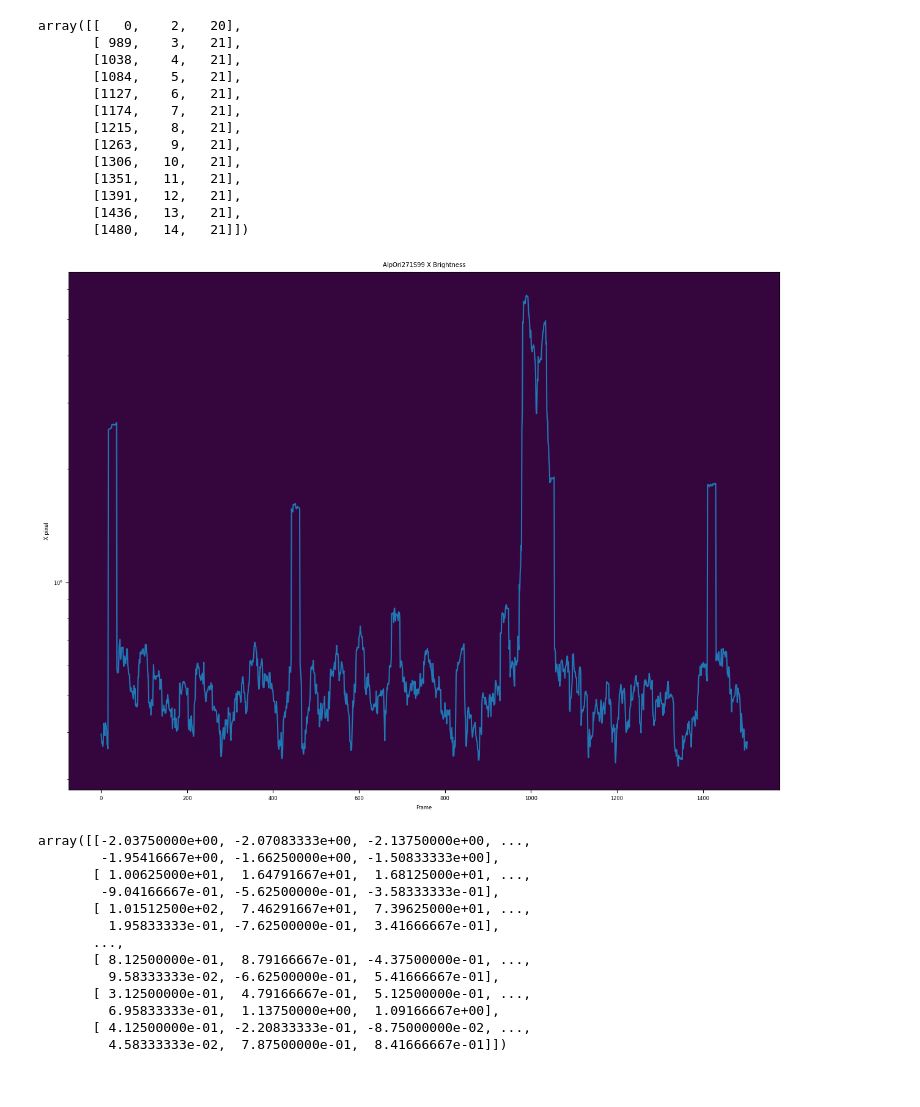
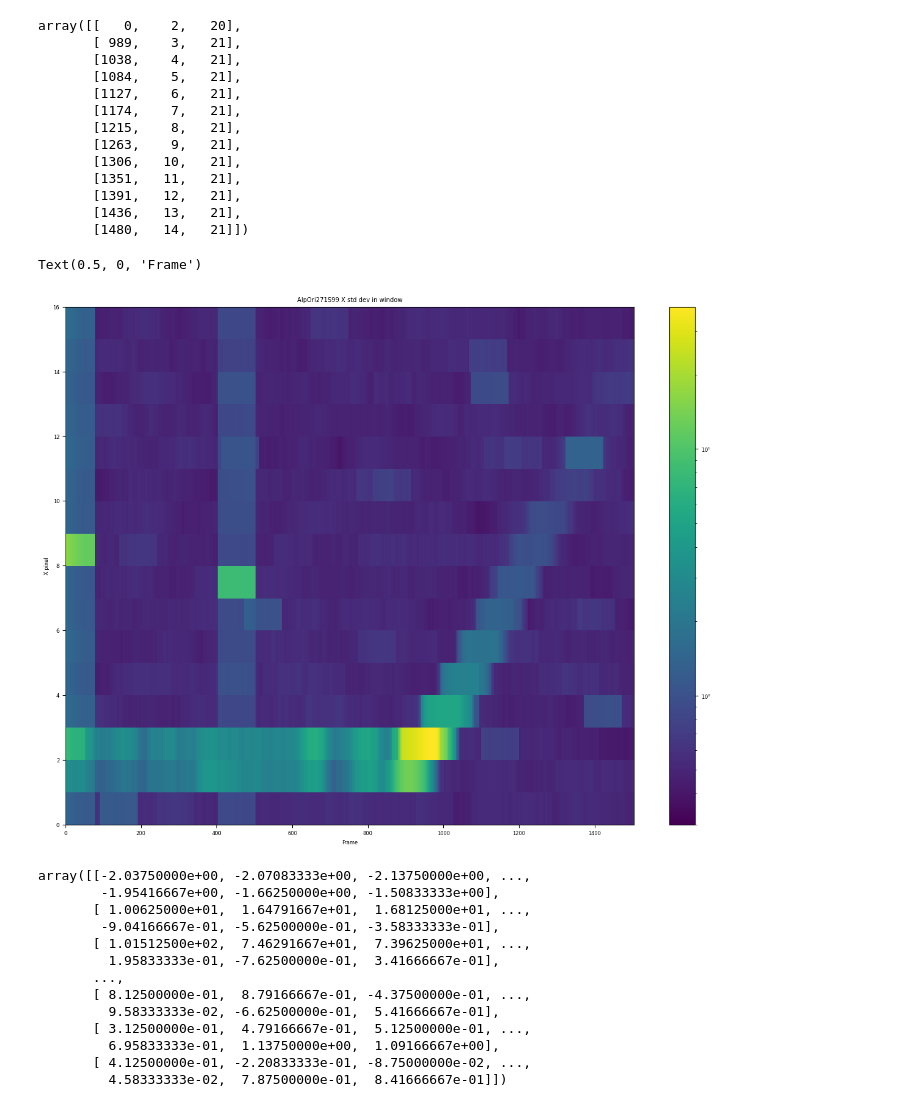
Before and after one commit to AnIndefiniteArticle/slapvisos, a Jupyter notebook: Untitled.ipynb, the cells around one changed output. Cells and saved outputs as stored; diff of their text form; code cells hidden in the pictures.

```diff
--- a/Untitled.ipynb
+++ b/Untitled.ipynb
@@ -340,15 +356,18 @@ if None:
     print("boop")
 # %%
 fig,ax = plt.subplots(figsize=(15,11))
-im = ax.plot(oF.rolling_std(smoothmono.sum(axis=1)[:,3], 10, axis=0).transpose())#, aspect="auto", norm="log", interpolation="none", vmin=0.3)
+stds = [oF.rolling_std(smoothmono.sum(axis=1)[:,i], 50, axis=0).transpose() for i in range(smoothmono.shape[2])]
+stdim = np.stack(stds, axis=1)
+im = plt.imshow(stdim.transpose(), aspect="auto", norm="log", interpolation="none", origin="lower", vmin=0.3, extent=(0,smoothmono.shape[0],0,smoothmono.shape[2]))
 ax.set_facecolor('xkcd:dark purple')
-#fig.colorbar(im, ax=ax)
-ax.set_title(occname + " X Brightness")
+fig.colorbar(im, ax=ax)
+ax.set_title(occname + " X std dev in window")
 ax.set_ylabel("X pixel")
 ax.set_xlabel("Frame")
-ax.set_yscale("log")
+#ax.set_yscale("log")
 # %% [output]
+Text(0.5, 0, 'Frame')
-[figure, old version]
+[figure, new version]
 # %%
 smoothmono.sum(axis=1).transpose()
 # %% [output]
```
Also changed, not shown: parts of 7 cells of this notebook, 1 other file.
